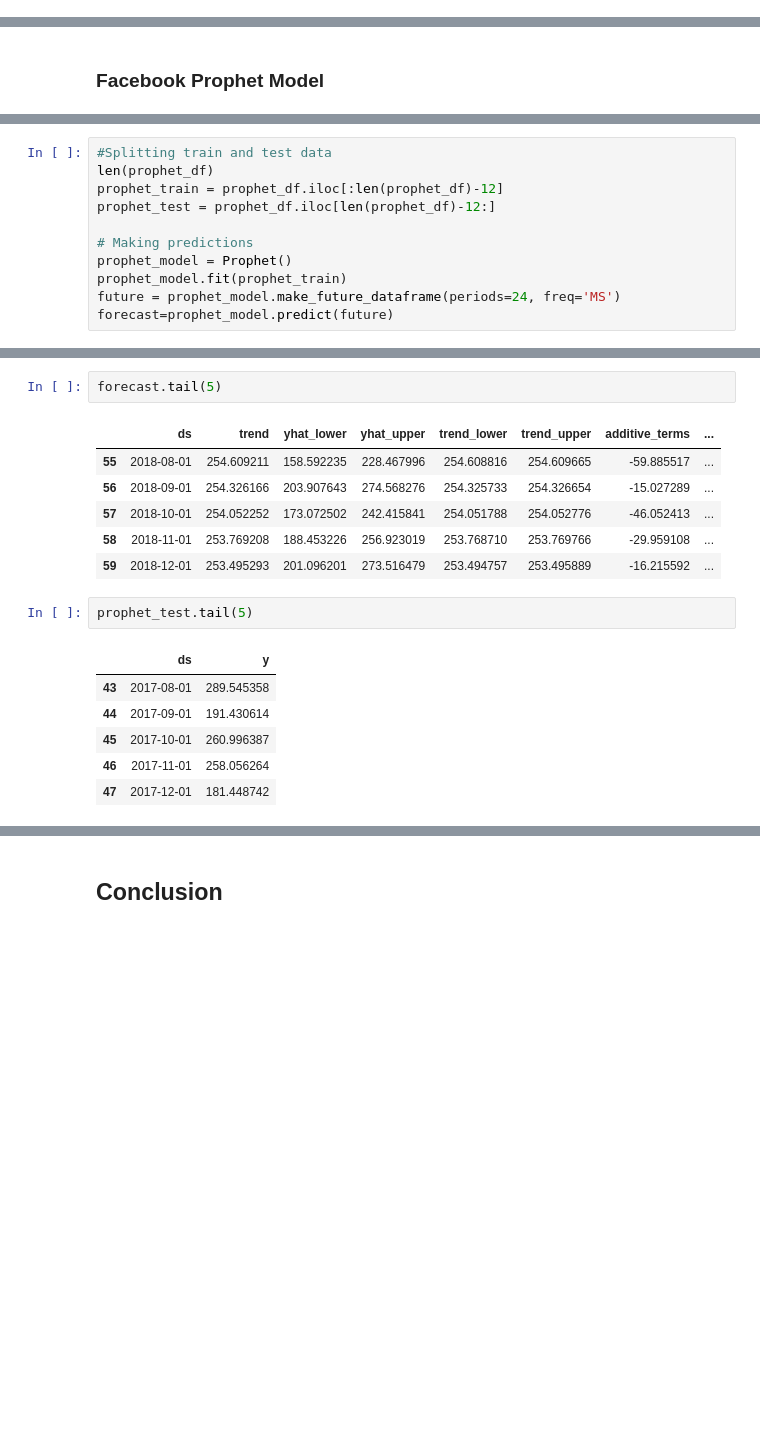
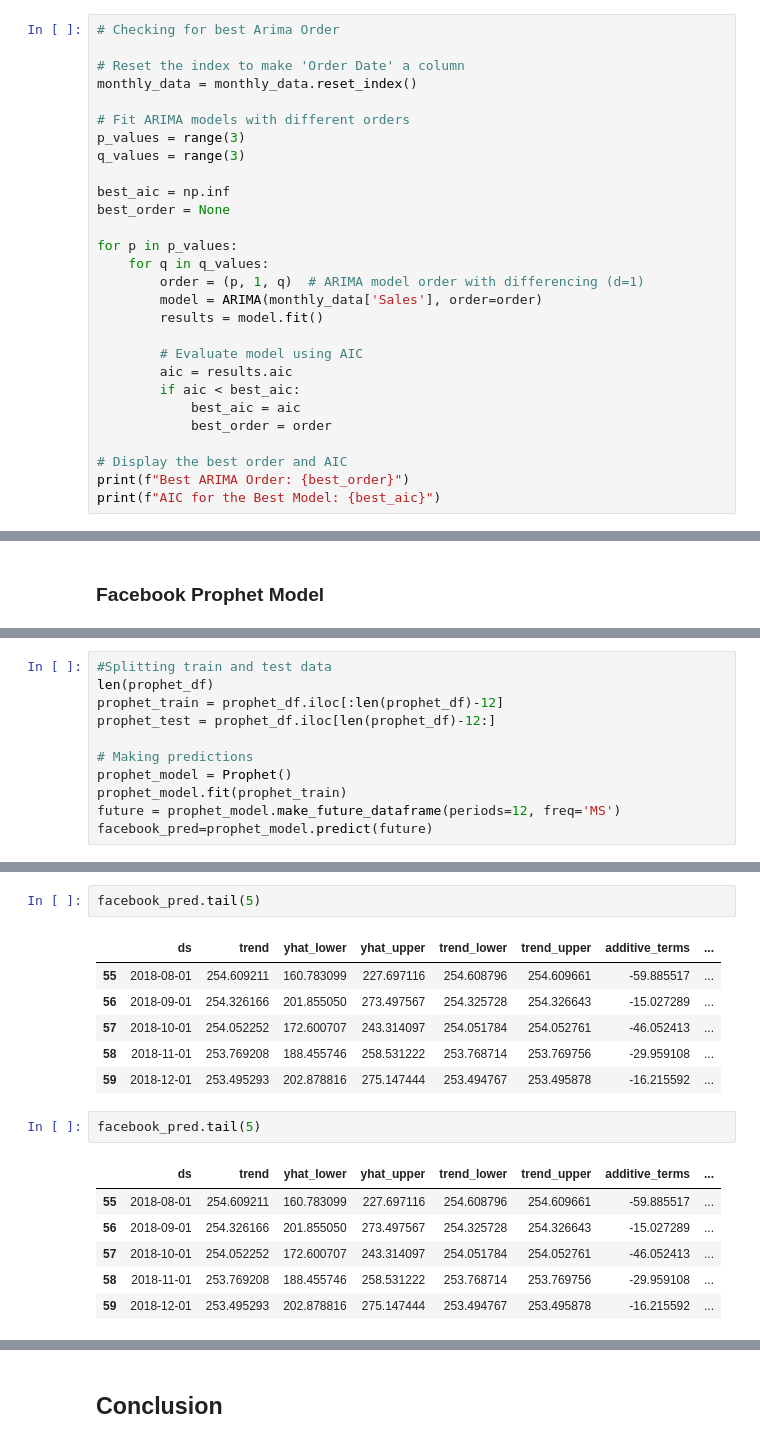
Before and after one commit to SellahNyarotso/Phase_4_Project, a Jupyter notebook: Student notebook.ipynb, the cells around one changed output, grey strips where cells are left out. Saved outputs shown, nothing was run; the diff lists cells and outputs as text; blank space fills up the shorter version.

```diff
--- a/Student notebook.ipynb
+++ b/Student notebook.ipynb
@@ -253,3 +485,31 @@ Since the p-value is 0.00020180198458237758 ,which is less than 0.05 we conclude
 ## Modelling
 # %% [markdown]
 ### ARIMA Model
+# %%
+# Checking for best Arima Order
+
+# Reset the index to make 'Order Date' a column
+monthly_data = monthly_data.reset_index()
+
+# Fit ARIMA models with different orders
+p_values = range(3)
+q_values = range(3)
+
+best_aic = np.inf
+best_order = None
+
+for p in p_values:
+    for q in q_values:
+        order = (p, 1, q)  # ARIMA model order with differencing (d=1)
+        model = ARIMA(monthly_data['Sales'], order=order)
+        results = model.fit()
+
+        # Evaluate model using AIC
+        aic = results.aic
+        if aic < best_aic:
+            best_aic = aic
+            best_order = order
+
+# Display the best order and AIC
+print(f"Best ARIMA Order: {best_order}")
+print(f"AIC for the Best Model: {best_aic}")
@@ -408,6 +662,6 @@ prophet_test = prophet_df.iloc[len(prophet_df)-12:]
 # Making predictions
 prophet_model = Prophet()
 prophet_model.fit(prophet_train)
-future = prophet_model.make_future_dataframe(periods=24, freq='MS')
-forecast=prophet_model.predict(future)
+future = prophet_model.make_future_dataframe(periods=12, freq='MS')
+facebook_pred=prophet_model.predict(future)
 # %% [output]
@@ -416,20 +670,20 @@ forecast=prophet_model.predict(future)
 # %%
-forecast.tail(5)
+facebook_pred.tail(5)
 # %% [output]
 |  | ds | trend | yhat_lower | yhat_upper | trend_lower | trend_upper | additive_terms | ... |
-| 55 | 2018-08-01 | 254.609211 | 158.592235 | 228.467996 | 254.608816 | 254.609665 | -59.885517 | ... |
-| 56 | 2018-09-01 | 254.326166 | 203.907643 | 274.568276 | 254.325733 | 254.326654 | -15.027289 | ... |
-| 57 | 2018-10-01 | 254.052252 | 173.072502 | 242.415841 | 254.051788 | 254.052776 | -46.052413 | ... |
-| 58 | 2018-11-01 | 253.769208 | 188.453226 | 256.923019 | 253.768710 | 253.769766 | -29.959108 | ... |
-| 59 | 2018-12-01 | 253.495293 | 201.096201 | 273.516479 | 253.494757 | 253.495889 | -16.215592 | ... |
+| 55 | 2018-08-01 | 254.609211 | 160.783099 | 227.697116 | 254.608796 | 254.609661 | -59.885517 | ... |
+| 56 | 2018-09-01 | 254.326166 | 201.855050 | 273.497567 | 254.325728 | 254.326643 | -15.027289 | ... |
+| 57 | 2018-10-01 | 254.052252 | 172.600707 | 243.314097 | 254.051784 | 254.052761 | -46.052413 | ... |
+| 58 | 2018-11-01 | 253.769208 | 188.455746 | 258.531222 | 253.768714 | 253.769756 | -29.959108 | ... |
+| 59 | 2018-12-01 | 253.495293 | 202.878816 | 275.147444 | 253.494767 | 253.495878 | -16.215592 | ... |
 # %%
-prophet_test.tail(5)
+facebook_pred.tail(5)
 # %% [output]
-|  | ds | y |
-| 43 | 2017-08-01 | 289.545358 |
-| 44 | 2017-09-01 | 191.430614 |
-| 45 | 2017-10-01 | 260.996387 |
-| 46 | 2017-11-01 | 258.056264 |
-| 47 | 2017-12-01 | 181.448742 |
+|  | ds | trend | yhat_lower | yhat_upper | trend_lower | trend_upper | additive_terms | ... |
+| 55 | 2018-08-01 | 254.609211 | 160.783099 | 227.697116 | 254.608796 | 254.609661 | -59.885517 | ... |
+| 56 | 2018-09-01 | 254.326166 | 201.855050 | 273.497567 | 254.325728 | 254.326643 | -15.027289 | ... |
+| 57 | 2018-10-01 | 254.052252 | 172.600707 | 243.314097 | 254.051784 | 254.052761 | -46.052413 | ... |
+| 58 | 2018-11-01 | 253.769208 | 188.455746 | 258.531222 | 253.768714 | 253.769756 | -29.959108 | ... |
+| 59 | 2018-12-01 | 253.495293 | 202.878816 | 275.147444 | 253.494767 | 253.495878 | -16.215592 | ... |
 # %%
 # Plot the original data and the forecast
```
Also changed, not shown: parts of 59 cells of this notebook, 1 other file.
